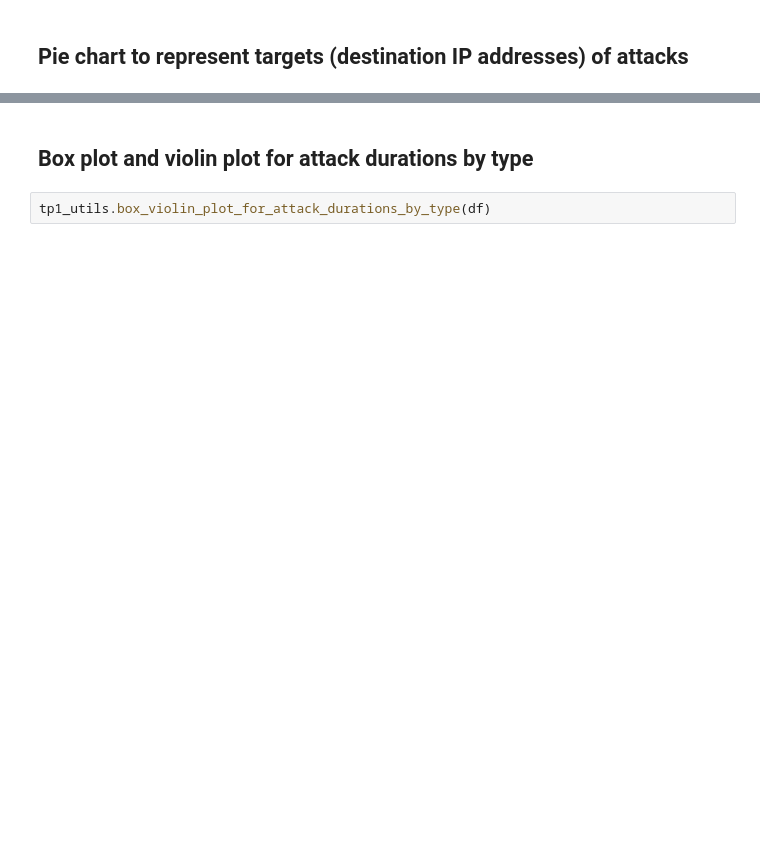
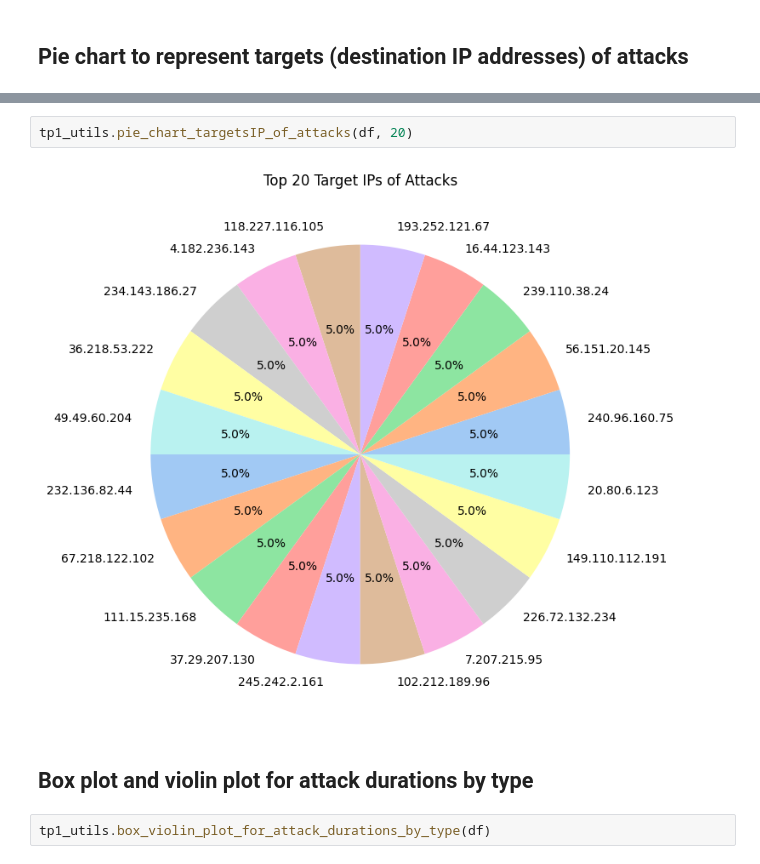
Before and after one commit to mohamed-stifi/Data-Engineering, a Jupyter notebook: tp1.ipynb, the cells around one changed output, grey strips where cells are left out. Saved outputs shown, nothing was run; the diff lists cells and outputs as text; blank space fills up the shorter version.

```diff
--- a/tp1.ipynb
+++ b/tp1.ipynb
@@ -127,3 +148,7 @@ tp1_utils.pie_chart_targetsIP_of_attacks(df)
+# %%
+tp1_utils.pie_chart_targetsIP_of_attacks(df, 20)
+# %% [output]
+[figure, added]
 # %% [markdown]
 ## Box plot and violin plot for attack durations by type
 # %%
```
Also changed, not shown: parts of 12 cells of this notebook.
